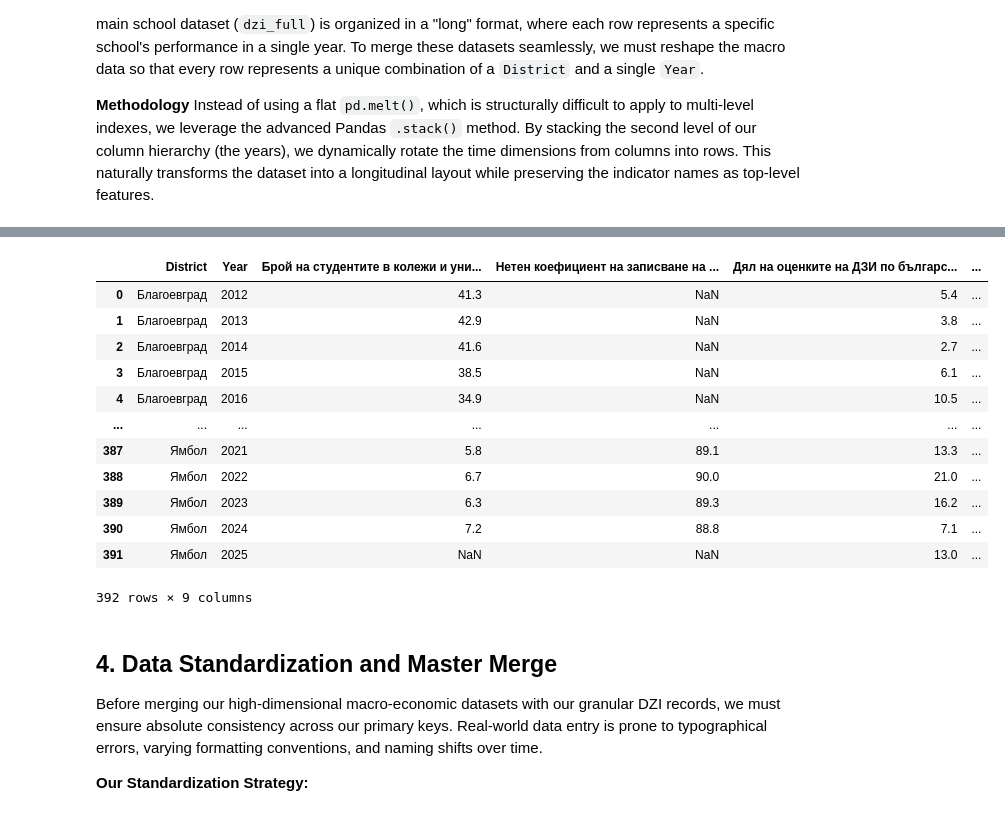
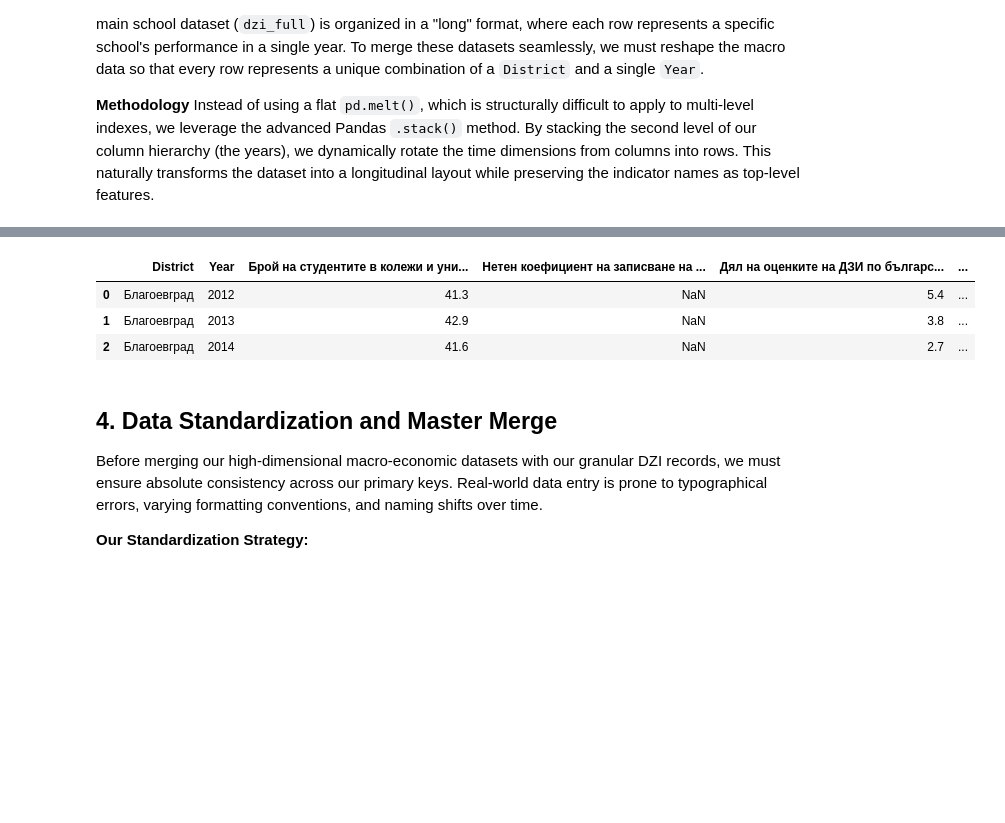
Before and after one commit to Nalyan-Beytula/Machine-Learning, a Jupyter notebook: predicting_dzi_grades_ml.ipynb, the cells around one changed output, grey strips where cells are left out. Cells and saved outputs as stored; diff of their text form; code cells hidden in the pictures; blank space fills up the shorter version.

```diff
--- a/predicting_dzi_grades_ml.ipynb
+++ b/predicting_dzi_grades_ml.ipynb
@@ -341,19 +269,10 @@ labor_long
 # %%
-edu_long
+edu_long.head(3)
 # %% [output]
 |  | District | Year | Брой на студентите в колежи и уни... | Нетен коефициент на записване на ... | Дял на оценките на ДЗИ по българс... | ... |
 | 0 | Благоевград | 2012 | 41.3 | NaN | 5.4 | ... |
 | 1 | Благоевград | 2013 | 42.9 | NaN | 3.8 | ... |
 | 2 | Благоевград | 2014 | 41.6 | NaN | 2.7 | ... |
-| 3 | Благоевград | 2015 | 38.5 | NaN | 6.1 | ... |
-| 4 | Благоевград | 2016 | 34.9 | NaN | 10.5 | ... |
-| ... | ... | ... | ... | ... | ... | ... |
-| 387 | Ямбол | 2021 | 5.8 | 89.1 | 13.3 | ... |
-| 388 | Ямбол | 2022 | 6.7 | 90.0 | 21.0 | ... |
-| 389 | Ямбол | 2023 | 6.3 | 89.3 | 16.2 | ... |
-| 390 | Ямбол | 2024 | 7.2 | 88.8 | 7.1 | ... |
-| 391 | Ямбол | 2025 | NaN | NaN | 13.0 | ... |
-392 rows × 9 columns
 # %% [markdown]
 ## 4. Data Standardization and Master Merge
 
```
Also changed, not shown: parts of 15 cells of this notebook.
